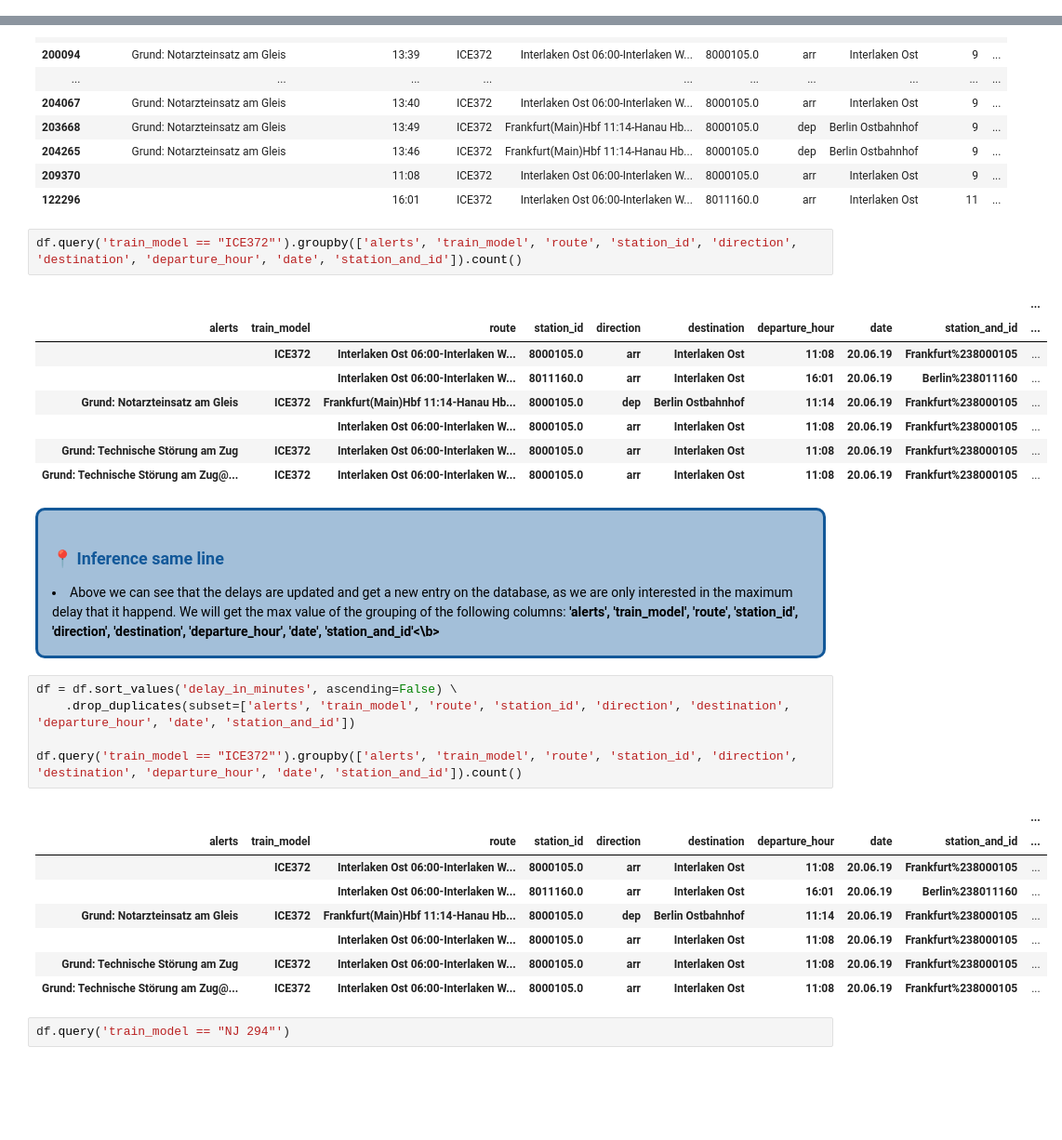
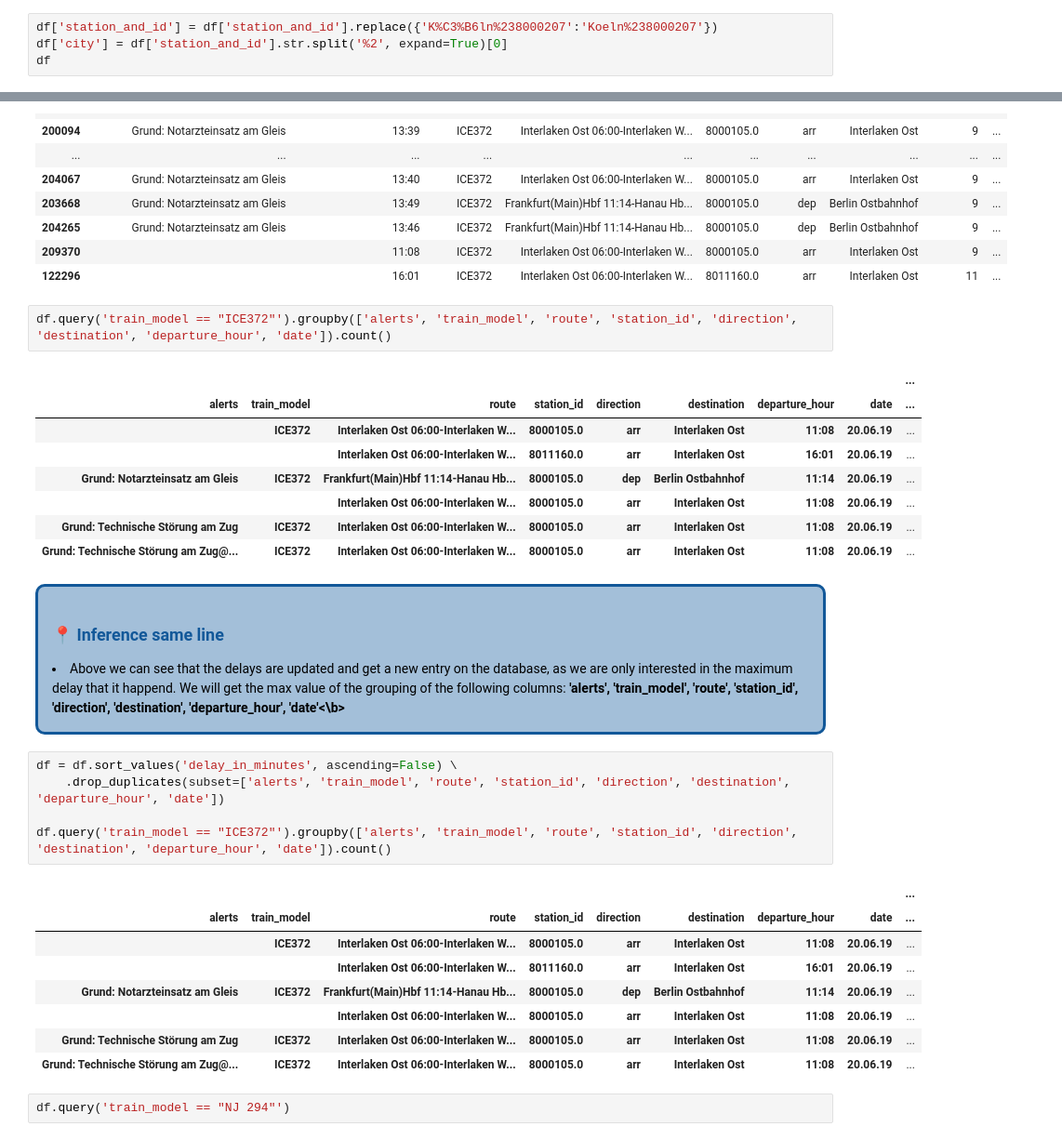
Before and after one commit to krugergui/db_train_dealys, a Jupyter notebook: data_cleaning.ipynb, the cells around one changed output, grey strips where cells are left out. Shown at 93% size. Drawn from its saved outputs; the diff is of its cells as text; blank space fills up the shorter version.

```diff
--- a/data_cleaning.ipynb
+++ b/data_cleaning.ipynb
@@ -77,0 +65,4 @@ df['line_type'] = df['line_type'].str.strip()
+# %%
+df['station_and_id'] = df['station_and_id'].replace({'K%C3%B6ln%238000207':'Koeln%238000207'})
+df['city'] = df['station_and_id'].str.split('%2', expand=True)[0]
+df
@@ -195,37 +202,37 @@ df.query('train_model == "ICE372"')
 | 209370 |  | 11:08 | ICE372 | Interlaken Ost 06:00-Interlaken W... | 8000105.0 | arr | Interlaken Ost | 9 | ... |
 | 122296 |  | 16:01 | ICE372 | Interlaken Ost 06:00-Interlaken W... | 8011160.0 | arr | Interlaken Ost | 11 | ... |
 # %%
-df.query('train_model == "ICE372"').groupby(['alerts', 'train_model', 'route', 'station_id', 'direction', 'destination', 'departure_hour', 'date', 'station_and_id']).count()
+df.query('train_model == "ICE372"').groupby(['alerts', 'train_model', 'route', 'station_id', 'direction', 'destination', 'departure_hour', 'date']).count()
 # %% [output]
-|  |  |  |  |  |  |  |  |  | ... |
-| alerts | train_model | route | station_id | direction | destination | departure_hour | date | station_and_id | ... |
-|  | ICE372 | Interlaken Ost 06:00-Interlaken W... | 8000105.0 | arr | Interlaken Ost | 11:08 | 20.06.19 | Frankfurt%238000105 | ... |
-|  |  | Interlaken Ost 06:00-Interlaken W... | 8011160.0 | arr | Interlaken Ost | 16:01 | 20.06.19 | Berlin%238011160 | ... |
-| Grund: Notarzteinsatz am Gleis | ICE372 | Frankfurt(Main)Hbf 11:14-Hanau Hb... | 8000105.0 | dep | Berlin Ostbahnhof | 11:14 | 20.06.19 | Frankfurt%238000105 | ... |
-|  |  | Interlaken Ost 06:00-Interlaken W... | 8000105.0 | arr | Interlaken Ost | 11:08 | 20.06.19 | Frankfurt%238000105 | ... |
-| Grund: Technische Störung am Zug | ICE372 | Interlaken Ost 06:00-Interlaken W... | 8000105.0 | arr | Interlaken Ost | 11:08 | 20.06.19 | Frankfurt%238000105 | ... |
-| Grund: Technische Störung am Zug@... | ICE372 | Interlaken Ost 06:00-Interlaken W... | 8000105.0 | arr | Interlaken Ost | 11:08 | 20.06.19 | Frankfurt%238000105 | ... |
+|  |  |  |  |  |  |  |  | ... |
+| alerts | train_model | route | station_id | direction | destination | departure_hour | date | ... |
+|  | ICE372 | Interlaken Ost 06:00-Interlaken W... | 8000105.0 | arr | Interlaken Ost | 11:08 | 20.06.19 | ... |
+|  |  | Interlaken Ost 06:00-Interlaken W... | 8011160.0 | arr | Interlaken Ost | 16:01 | 20.06.19 | ... |
+| Grund: Notarzteinsatz am Gleis | ICE372 | Frankfurt(Main)Hbf 11:14-Hanau Hb... | 8000105.0 | dep | Berlin Ostbahnhof | 11:14 | 20.06.19 | ... |
+|  |  | Interlaken Ost 06:00-Interlaken W... | 8000105.0 | arr | Interlaken Ost | 11:08 | 20.06.19 | ... |
+| Grund: Technische Störung am Zug | ICE372 | Interlaken Ost 06:00-Interlaken W... | 8000105.0 | arr | Interlaken Ost | 11:08 | 20.06.19 | ... |
+| Grund: Technische Störung am Zug@... | ICE372 | Interlaken Ost 06:00-Interlaken W... | 8000105.0 | arr | Interlaken Ost | 11:08 | 20.06.19 | ... |
 # %% [markdown]
 <div style="border-radius:10px; border:#125899 solid; padding: 15px; background-color: #a3bfd9; font-size:100%; text-align:left; color: #000000">
 
 <h3 align="left"><font color='#125899'>📍 Inference same line</font></h3>
 
-<li> Above we can see that the delays are updated and get a new entry on the database, as we are only interested in the maximum delay that it happend. We will get the max value of the grouping of the following columns: <b>'alerts', 'train_model', 'route', 'station_id', 'direction', 'destination', 'departure_hour', 'date', 'station_and_id'<\b>
+<li> Above we can see that the delays are updated and get a new entry on the database, as we are only interested in the maximum delay that it happend. We will get the max value of the grouping of the following columns: <b>'alerts', 'train_model', 'route', 'station_id', 'direction', 'destination', 'departure_hour', 'date'<\b>
 </div>
 # %%
 df = df.sort_values('delay_in_minutes', ascending=False) \
-	.drop_duplicates(subset=['alerts', 'train_model', 'route', 'station_id', 'direction', 'destination', 'departure_hour', 'date', 'station_and_id'])
+	.drop_duplicates(subset=['alerts', 'train_model', 'route', 'station_id', 'direction', 'destination', 'departure_hour', 'date'])
 
-df.query('train_model == "ICE372"').groupby(['alerts', 'train_model', 'route', 'station_id', 'direction', 'destination', 'departure_hour', 'date', 'station_and_id']).count()
+df.query('train_model == "ICE372"').groupby(['alerts', 'train_model', 'route', 'station_id', 'direction', 'destination', 'departure_hour', 'date']).count()
 # %% [output]
-|  |  |  |  |  |  |  |  |  | ... |
-| alerts | train_model | route | station_id | direction | destination | departure_hour | date | station_and_id | ... |
-|  | ICE372 | Interlaken Ost 06:00-Interlaken W... | 8000105.0 | arr | Interlaken Ost | 11:08 | 20.06.19 | Frankfurt%238000105 | ... |
-|  |  | Interlaken Ost 06:00-Interlaken W... | 8011160.0 | arr | Interlaken Ost | 16:01 | 20.06.19 | Berlin%238011160 | ... |
-| Grund: Notarzteinsatz am Gleis | ICE372 | Frankfurt(Main)Hbf 11:14-Hanau Hb... | 8000105.0 | dep | Berlin Ostbahnhof | 11:14 | 20.06.19 | Frankfurt%238000105 | ... |
-|  |  | Interlaken Ost 06:00-Interlaken W... | 8000105.0 | arr | Interlaken Ost | 11:08 | 20.06.19 | Frankfurt%238000105 | ... |
-| Grund: Technische Störung am Zug | ICE372 | Interlaken Ost 06:00-Interlaken W... | 8000105.0 | arr | Interlaken Ost | 11:08 | 20.06.19 | Frankfurt%238000105 | ... |
-| Grund: Technische Störung am Zug@... | ICE372 | Interlaken Ost 06:00-Interlaken W... | 8000105.0 | arr | Interlaken Ost | 11:08 | 20.06.19 | Frankfurt%238000105 | ... |
+|  |  |  |  |  |  |  |  | ... |
+| alerts | train_model | route | station_id | direction | destination | departure_hour | date | ... |
+|  | ICE372 | Interlaken Ost 06:00-Interlaken W... | 8000105.0 | arr | Interlaken Ost | 11:08 | 20.06.19 | ... |
+|  |  | Interlaken Ost 06:00-Interlaken W... | 8011160.0 | arr | Interlaken Ost | 16:01 | 20.06.19 | ... |
+| Grund: Notarzteinsatz am Gleis | ICE372 | Frankfurt(Main)Hbf 11:14-Hanau Hb... | 8000105.0 | dep | Berlin Ostbahnhof | 11:14 | 20.06.19 | ... |
+|  |  | Interlaken Ost 06:00-Interlaken W... | 8000105.0 | arr | Interlaken Ost | 11:08 | 20.06.19 | ... |
+| Grund: Technische Störung am Zug | ICE372 | Interlaken Ost 06:00-Interlaken W... | 8000105.0 | arr | Interlaken Ost | 11:08 | 20.06.19 | ... |
+| Grund: Technische Störung am Zug@... | ICE372 | Interlaken Ost 06:00-Interlaken W... | 8000105.0 | arr | Interlaken Ost | 11:08 | 20.06.19 | ... |
 # %%
 df.query('train_model == "NJ 294"')
 # %% [output]
```
Also changed, not shown: parts of 15 cells of this notebook, 2 other files.
